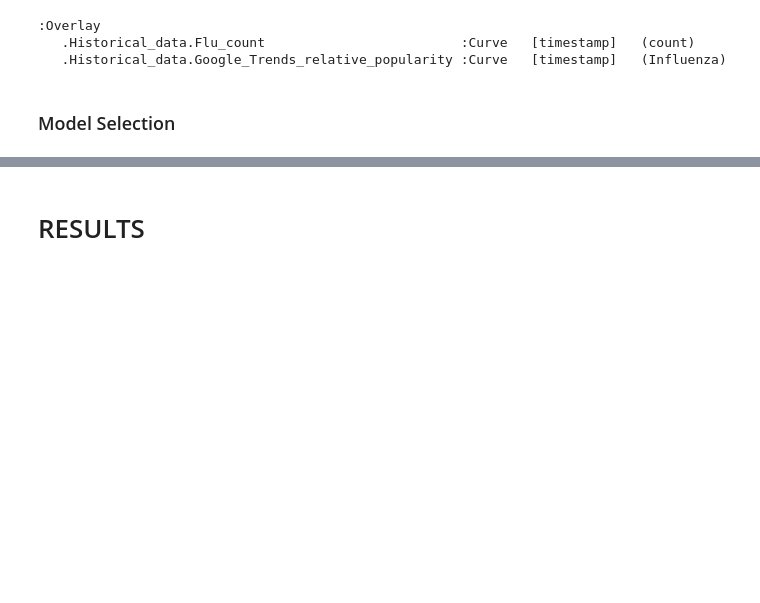
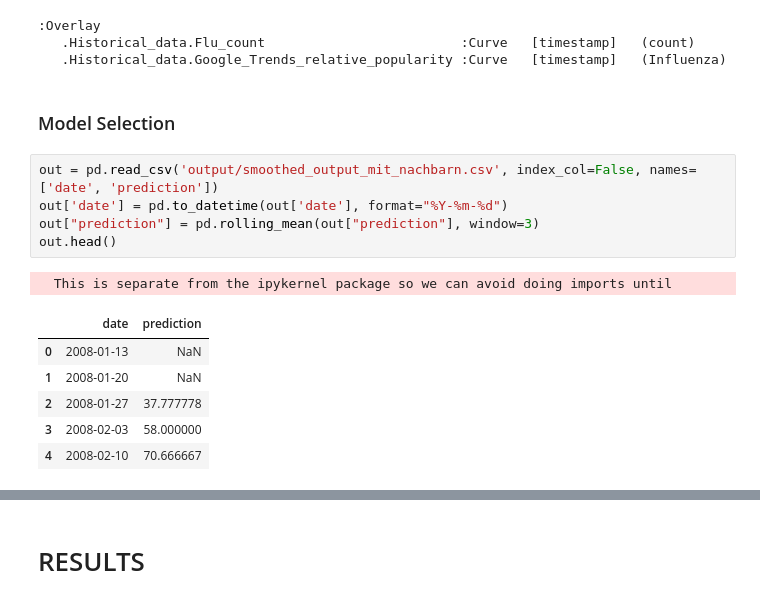
Before and after one commit to maschill/hack4health, a Jupyter notebook: Overview.ipynb, the cells around one changed output, grey strips where cells are left out. Cells and saved outputs as stored; diff of their text form; blank space fills up the shorter version.

```diff
--- a/Overview.ipynb
+++ b/Overview.ipynb
@@ -81,3 +78,16 @@ hv.Curve(hv.Table(in_complete), vdims='count', kdims='timestamp', group='histori
    .Historical_data.Google_Trends_relative_popularity :Curve   [timestamp]   (Influenza)
 # %% [markdown]
 ### Model Selection
+# %%
+out = pd.read_csv('output/smoothed_output_mit_nachbarn.csv', index_col=False, names=['date', 'prediction'])
+out['date'] = pd.to_datetime(out['date'], format="%Y-%m-%d")
+out["prediction"] = pd.rolling_mean(out["prediction"], window=3)
+out.head()
+# %% [output]
+  This is separate from the ipykernel package so we can avoid doing imports until
+|  | date | prediction |
+| 0 | 2008-01-13 | NaN |
+| 1 | 2008-01-20 | NaN |
+| 2 | 2008-01-27 | 37.777778 |
+| 3 | 2008-02-03 | 58.000000 |
+| 4 | 2008-02-10 | 70.666667 |
```
Also changed, not shown: parts of 15 cells of this notebook.
